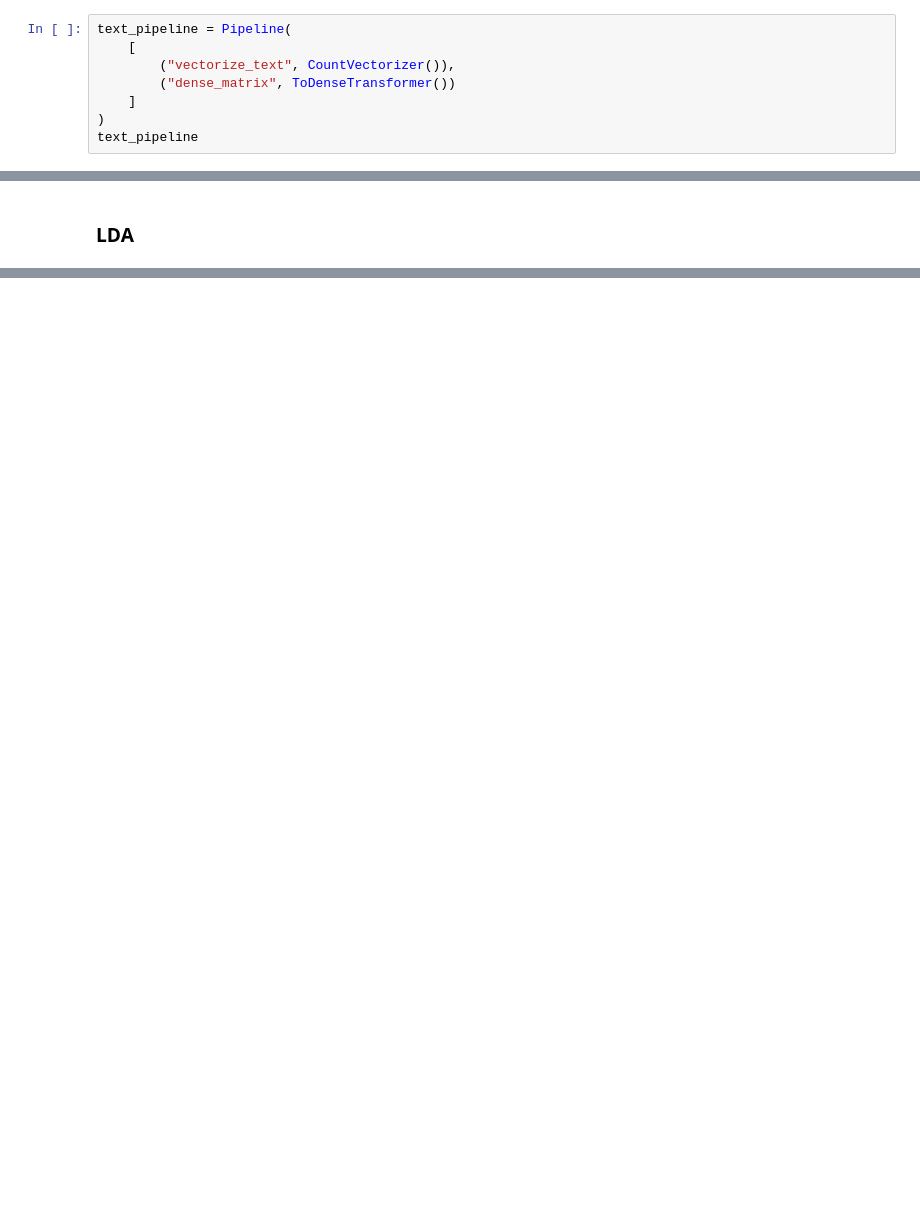
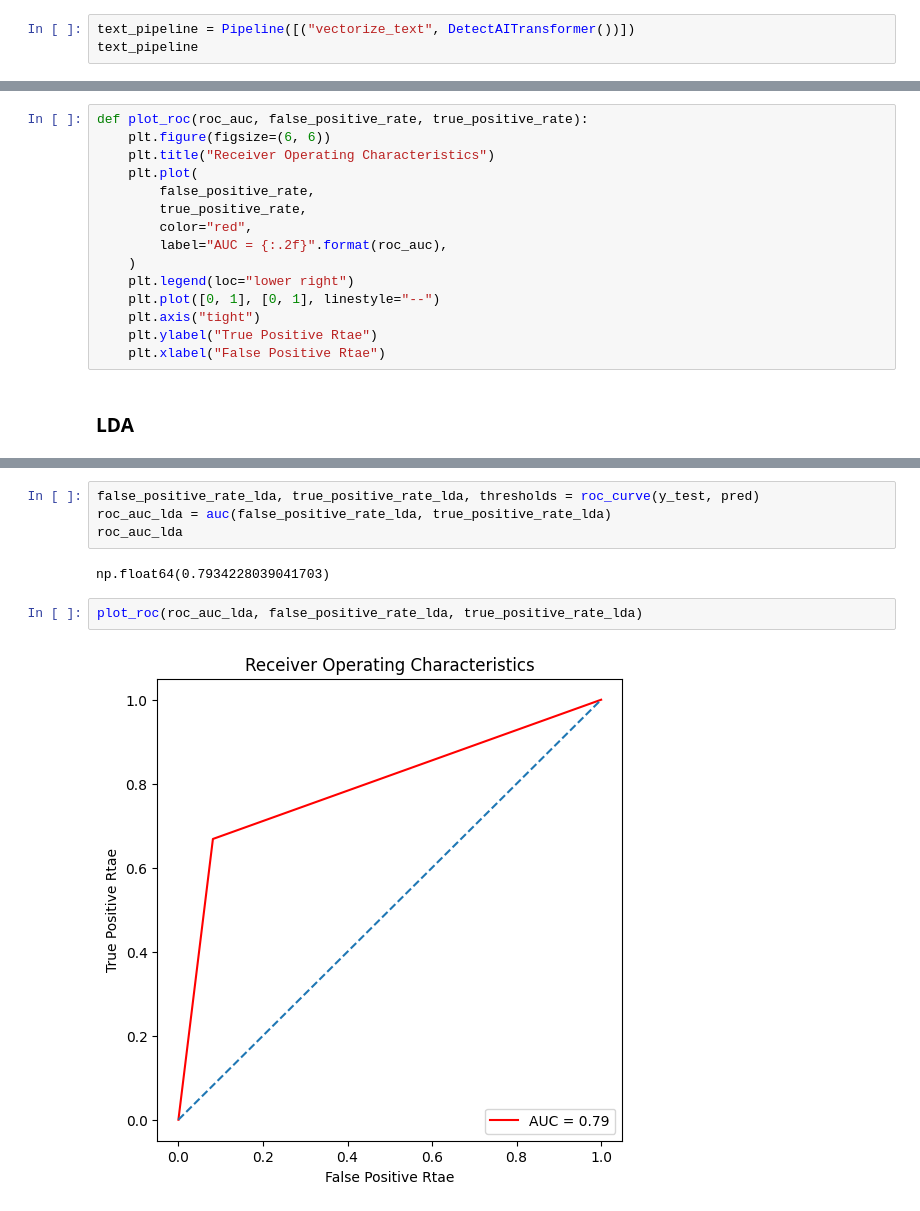
Before and after one commit to mateusap1/ai-detect, a Jupyter notebook: detect.ipynb, the cells around one changed output, grey strips where cells are left out. Saved outputs shown, nothing was run; the diff lists cells and outputs as text; blank space fills up the shorter version.

```diff
--- a/detect.ipynb
+++ b/detect.ipynb
@@ -141,11 +209,6 @@ class ToDenseTransformer(BaseEstimator, TransformerMixin):
     def transform(self, X, y=None):
         return X.toarray()
 # %%
-text_pipeline = Pipeline(
-    [
-        ("vectorize_text", CountVectorizer()),
-        ("dense_matrix", ToDenseTransformer())
-    ]
-)
+text_pipeline = Pipeline([("vectorize_text", DetectAITransformer())])
 text_pipeline
 # %% [output]
@@ -198,3 +278,18 @@ array(['ai', 'student'], dtype=object)
+# %%
+def plot_roc(roc_auc, false_positive_rate, true_positive_rate):
+    plt.figure(figsize=(6, 6))
+    plt.title("Receiver Operating Characteristics")
+    plt.plot(
+        false_positive_rate,
+        true_positive_rate,
+        color="red",
+        label="AUC = {:.2f}".format(roc_auc),
+    )
+    plt.legend(loc="lower right")
+    plt.plot([0, 1], [0, 1], linestyle="--")
+    plt.axis("tight")
+    plt.ylabel("True Positive Rtae")
+    plt.xlabel("False Positive Rtae")
 # %% [markdown]
 ### LDA
 # %%
@@ -205,0 +305,10 @@ ValueError: X has 641 features, but LinearDiscriminantAnalysis is expecting 862
+# %%
+false_positive_rate_lda, true_positive_rate_lda, thresholds = roc_curve(y_test, pred)
+roc_auc_lda = auc(false_positive_rate_lda, true_positive_rate_lda)
+roc_auc_lda
+# %% [output]
+np.float64(0.7934228039041703)
+# %%
+plot_roc(roc_auc_lda, false_positive_rate_lda, true_positive_rate_lda)
+# %% [output]
+[figure, added]
```
Also changed, not shown: parts of 10 cells of this notebook, 4 other files.
